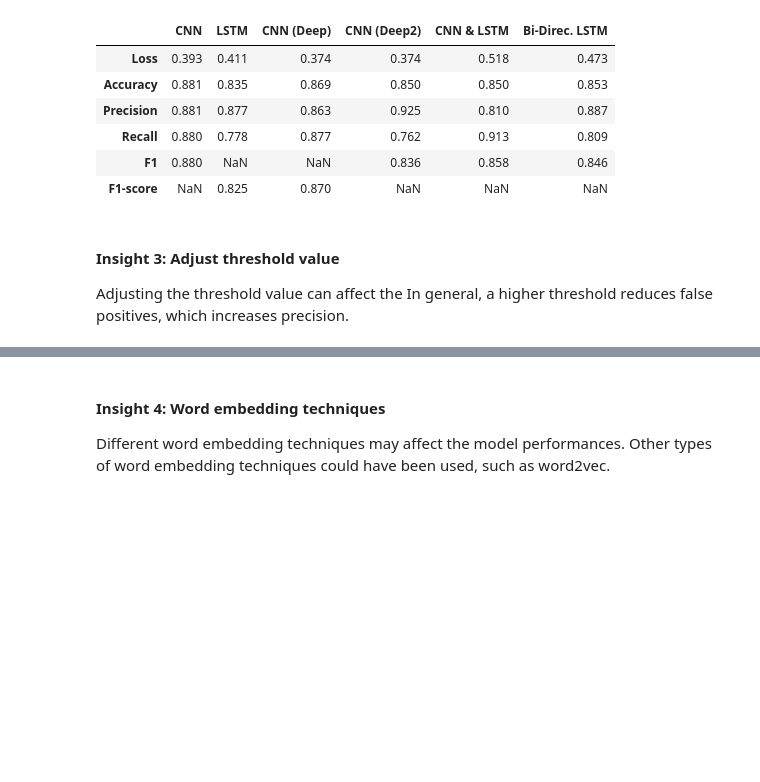
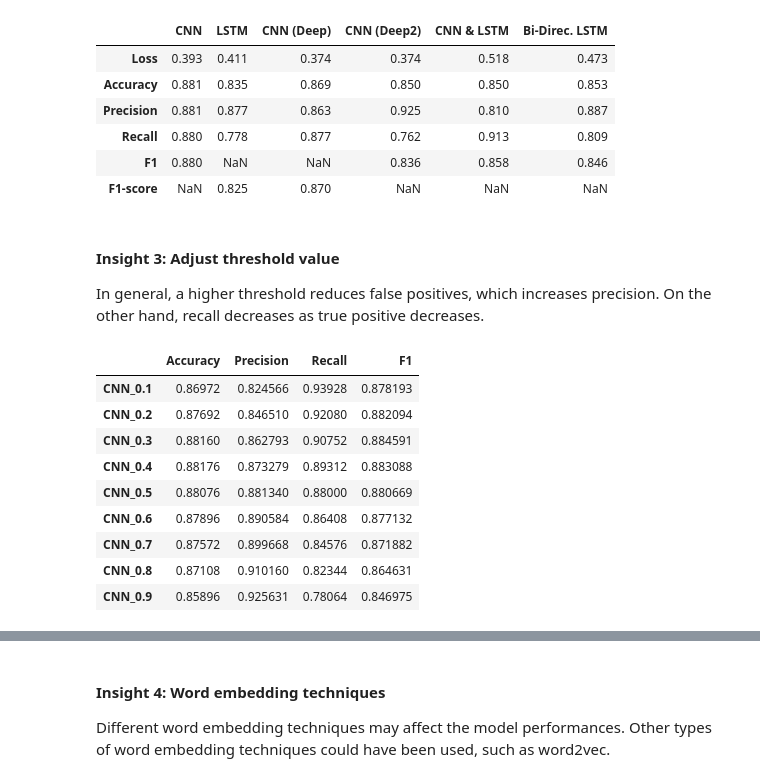
Before and after one commit to bigteo/BT4222_Assignment3, a Jupyter notebook: A3_A0203989N.ipynb, the cells around one changed output, grey strips where cells are left out. Cells and saved outputs as stored; diff of their text form; code cells hidden in the pictures; blank space fills up the shorter version.

```diff
--- a/A3_A0203989N.ipynb
+++ b/A3_A0203989N.ipynb
@@ -615,23 +615,22 @@ pd.DataFrame(results)
 | F1-score | NaN | 0.825 | 0.870 | NaN | NaN | NaN |
 # %% [markdown]
 #### Insight 3: Adjust threshold value
-Adjusting the threshold value can affect the
-In general, a higher threshold reduces false positives, which increases precision.
+In general, a higher threshold reduces false positives, which increases precision. On the other hand, recall decreases as true positive decreases.
 # %%
 threshold = [x/10 for x in range(1,10)]
 test_labels = np.array([k[1].numpy() for k in test_ds.unbatch()])
-results_threshold_cnn = []
-results_threshold_lstm = []
+results_threshold_cnn = {'Accuracy': {}, 'Precision': {}, 'Recall': {}, 'F1': {}}
+results_threshold_lstm = {'Accuracy': {}, 'Precision': {}, 'Recall': {}, 'F1': {}}
 
 for t in threshold:
   predictions_cnn = np.array(model_cnn.predict(test_ds) > t, dtype=np.int32)
-  results_threshold_cnn.append( accuracy_score(test_labels, predictions_cnn) )
-  results_threshold_cnn.append( precision_score(test_labels, predictions_cnn) )
-  results_threshold_cnn.append( recall_score(test_labels, predictions_cnn) )
-  results_threshold_cnn.append( f1_score(test_labels, predictions_cnn) )
+  results_threshold_cnn['Accuracy']['CNN_' + str(t)] = accuracy_score(test_labels, predictions_cnn)
+  results_threshold_cnn['Precision']['CNN_' + str(t)] = precision_score(test_labels, predictions_cnn)
+  results_threshold_cnn['Recall']['CNN_' + str(t)] = recall_score(test_labels, predictions_cnn)
+  results_threshold_cnn['F1']['CNN_' + str(t)] = f1_score(test_labels, predictions_cnn)
 
   predictions_lstm = np.array(model_cnn.predict(test_ds) > t, dtype=np.int32)
-  results_threshold_lstm.append( accuracy_score(test_labels, predictions_lstm) )
-  results_threshold_lstm.append( precision_score(test_labels, predictions_lstm) )
-  results_threshold_lstm.append( recall_score(test_labels, predictions_lstm) )
-  results_threshold_lstm.append( f1_score(test_labels, predictions_lstm) )
+  results_threshold_lstm['Accuracy']['LSTM_' + str(t)] = accuracy_score(test_labels, predictions_lstm)
+  results_threshold_lstm['Precision']['LSTM_' + str(t)] = precision_score(test_labels, predictions_lstm)
+  results_threshold_lstm['Recall']['LSTM_' + str(t)] = recall_score(test_labels, predictions_lstm)
+  results_threshold_lstm['F1']['LSTM_' + str(t)] = f1_score(test_labels, predictions_lstm)
@@ -641,0 +637,13 @@ results_threshold_lstm
+# %%
+pd.DataFrame(results_threshold_cnn)
+# %% [output]
+|  | Accuracy | Precision | Recall | F1 |
+| CNN_0.1 | 0.86972 | 0.824566 | 0.93928 | 0.878193 |
+| CNN_0.2 | 0.87692 | 0.846510 | 0.92080 | 0.882094 |
+| CNN_0.3 | 0.88160 | 0.862793 | 0.90752 | 0.884591 |
+| CNN_0.4 | 0.88176 | 0.873279 | 0.89312 | 0.883088 |
+| CNN_0.5 | 0.88076 | 0.881340 | 0.88000 | 0.880669 |
+| CNN_0.6 | 0.87896 | 0.890584 | 0.86408 | 0.877132 |
+| CNN_0.7 | 0.87572 | 0.899668 | 0.84576 | 0.871882 |
+| CNN_0.8 | 0.87108 | 0.910160 | 0.82344 | 0.864631 |
+| CNN_0.9 | 0.85896 | 0.925631 | 0.78064 | 0.846975 |
```
Also changed, not shown: parts of 3 cells of this notebook.
